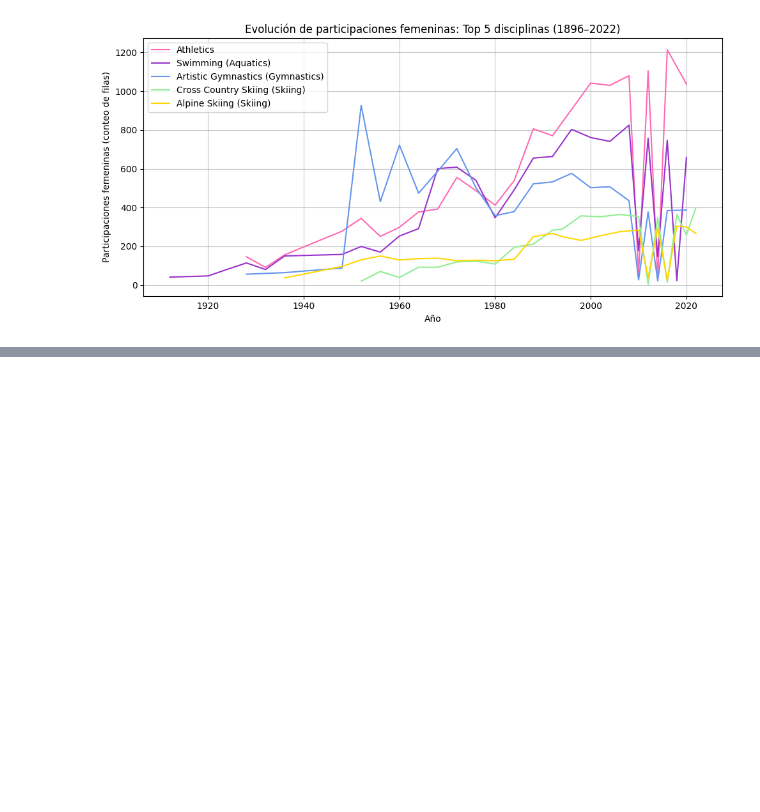
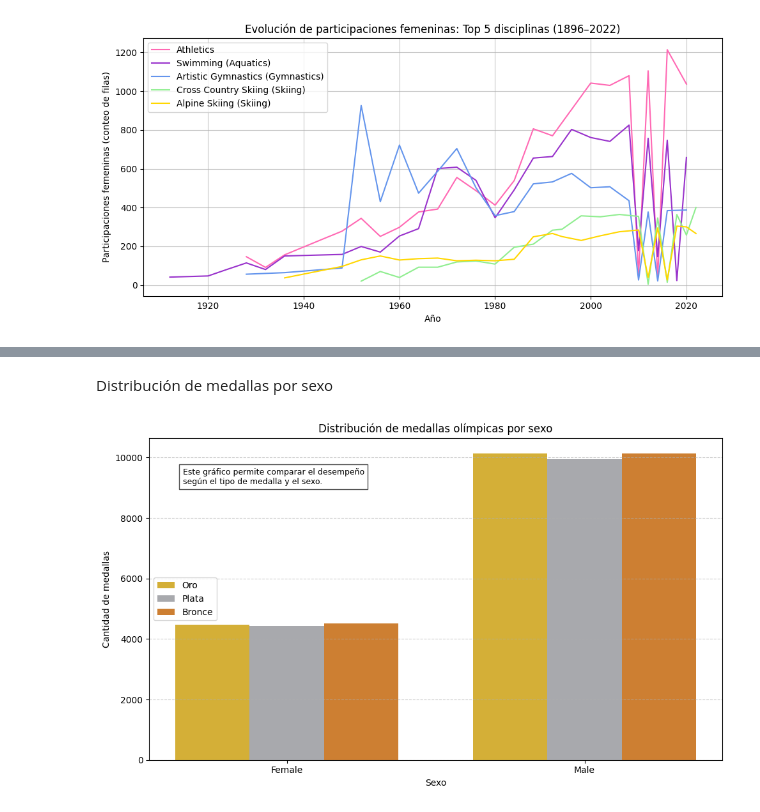
Before and after one commit to A-n9ie/proyecto_analisis_datos_IC2026, a Jupyter notebook: github_colab.ipynb, the cells around one changed output, grey strips where cells are left out. Saved outputs shown, nothing was run; the diff lists cells and outputs as text; code cells hidden in the pictures; blank space fills up the shorter version.

```diff
--- a/github_colab.ipynb
+++ b/github_colab.ipynb
@@ -184,0 +220,41 @@ plt.show()
+# %% [markdown]
+Distribución de medallas por sexo
+# %%
+def medal_counts_by_sex(df):
+    d = df.dropna(subset=['medal']).copy()
+
+    grouped = d.groupby(['Sex', 'medal']).size().unstack(fill_value=0)
+
+    for medal in ['Gold', 'Silver', 'Bronze']:
+        if medal not in grouped.columns:
+            grouped[medal] = 0
+
+    return grouped[['Gold', 'Silver', 'Bronze']].reset_index()
+# %%
+medals_data = medal_counts_by_sex(df)
+
+x = range(len(medals_data))
+width = 0.25
+
+plt.figure(figsize=(10,6))
+plt.bar([i - width for i in x], medals_data['Gold'], width=width, label='Oro', color='#D4AF37')
+plt.bar(x, medals_data['Silver'], width=width, label='Plata', color='#A8A9AD')
+plt.bar([i + width for i in x], medals_data['Bronze'], width=width, label='Bronce', color='#CD7F32')
+
+plt.xticks(x, medals_data['Sex'])
+plt.title("Distribución de medallas olímpicas por sexo")
+plt.xlabel("Sexo")
+plt.ylabel("Cantidad de medallas")
+plt.legend()
+plt.grid(axis='y', linestyle='--', alpha=0.6)
+
+# Información básica
+plt.text(-0.35, max(medals_data[['Gold','Silver','Bronze']].max())*0.9,
+         "Este gráfico permite comparar el desempeño\nsegún el tipo de medalla y el sexo.",
+         fontsize=9,
+         bbox=dict(facecolor='white', alpha=0.7))
+
+plt.tight_layout()
+plt.show()
+# %% [output]
+[figure, added]
```
Also changed, not shown: parts of 4 cells of this notebook.
